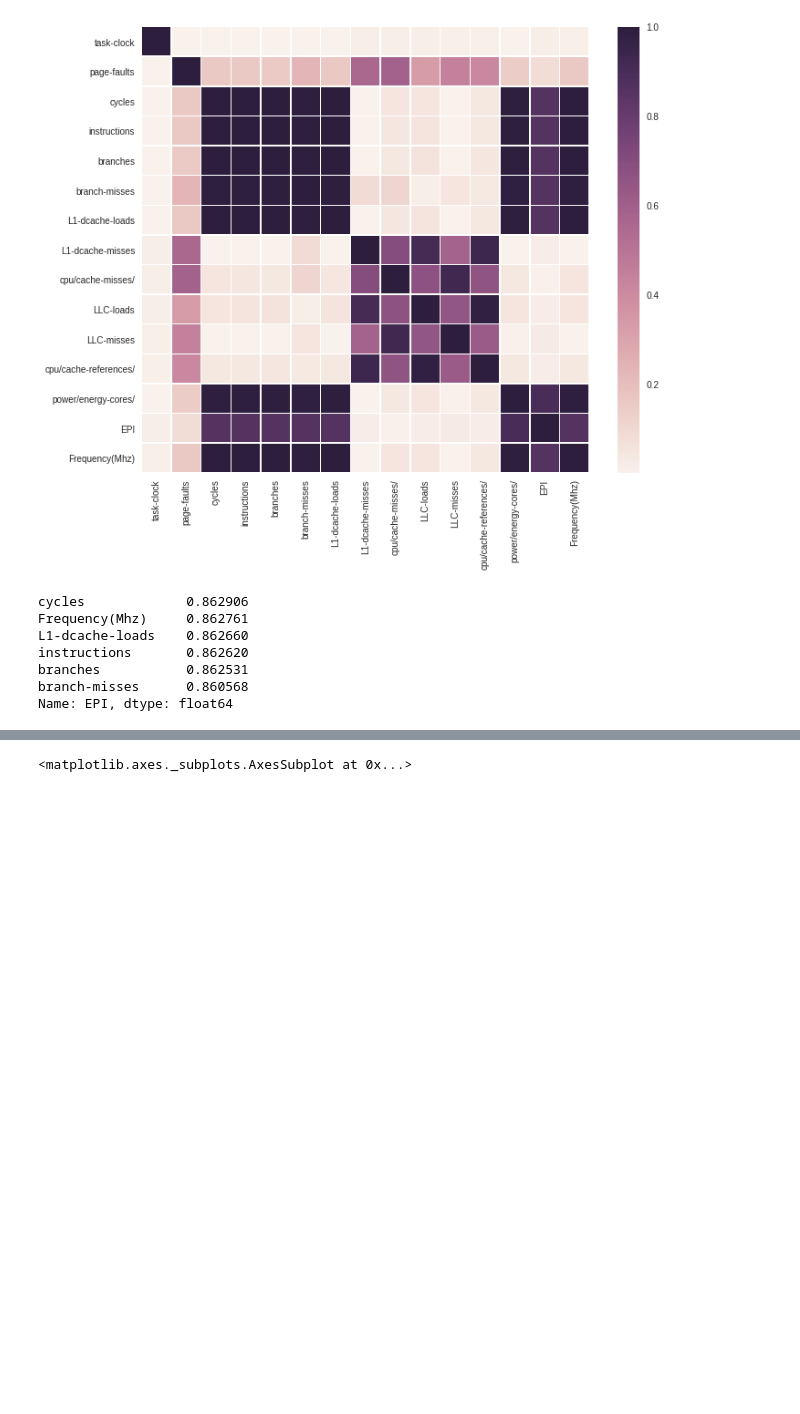
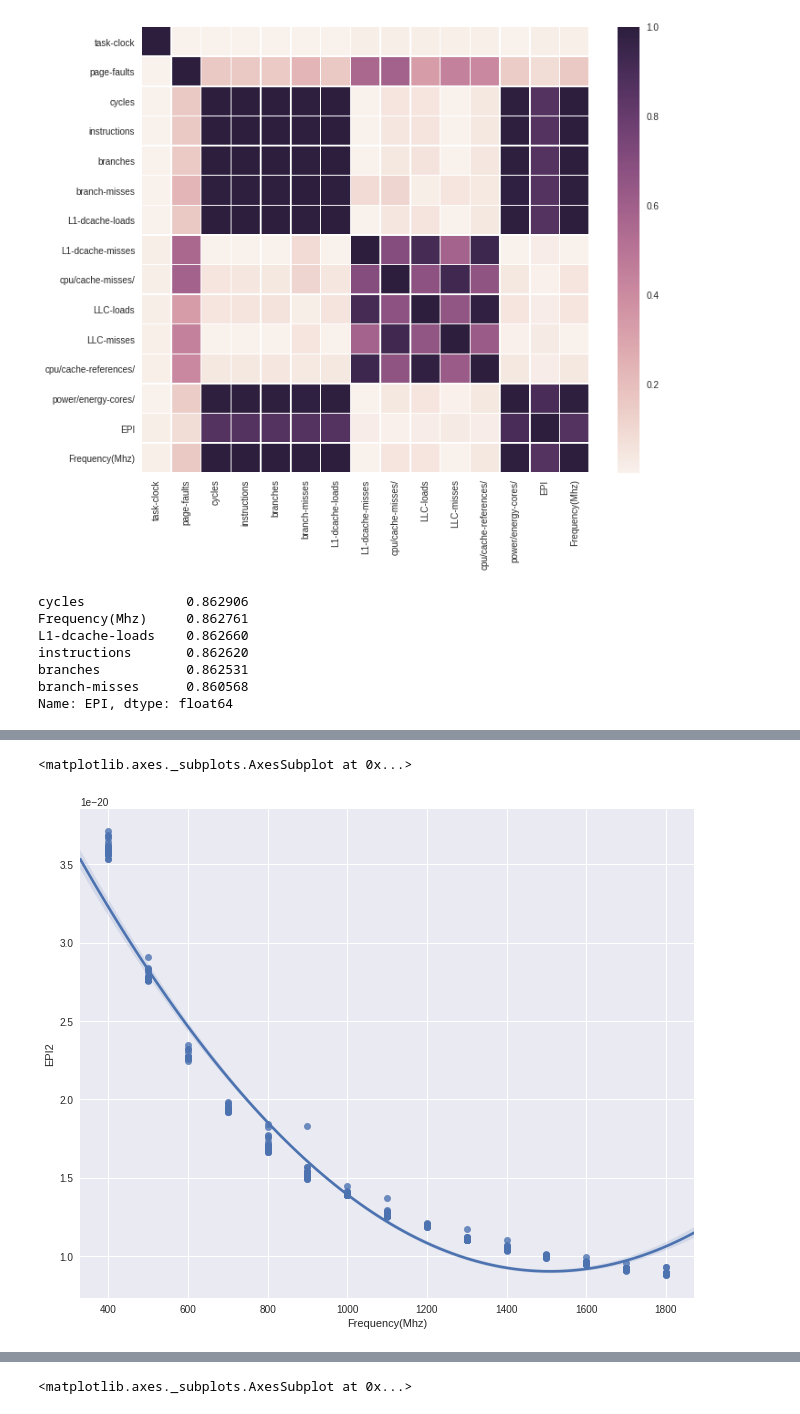
Before and after one commit to rahulunair/perf_scripts, a Jupyter notebook: EA-CPU-full-stress-power-frequency.ipynb, the cells around one changed output, grey strips where cells are left out. Drawn from its saved outputs; the diff is of its cells as text; code cells hidden in the pictures; blank space fills up the shorter version.

```diff
--- a/EA-CPU-full-stress-power-frequency.ipynb
+++ b/EA-CPU-full-stress-power-frequency.ipynb
@@ -88,4 +93,6 @@ sns.regplot(x="Frequency(Mhz)", y="power/energy-cores/", data=fdf, order=2, ax=a
 # %%
-#Let's try to do a scatter plot between frequency and EPI
 f, ax = plt.subplots(figsize=(11, 9))
-sns.regplot(y="EPI", x="Frequency(Mhz)", data=fdf, order=100, ax=ax)
+sns.regplot(y="EPI2", x="Frequency(Mhz)", data=fdf, order=2, ax=ax)
+# %% [output]
+<matplotlib.axes._subplots.AxesSubplot at 0x...>
+[figure, added]
```
Also changed, not shown: parts of 6 cells of this notebook, 1 other file.
